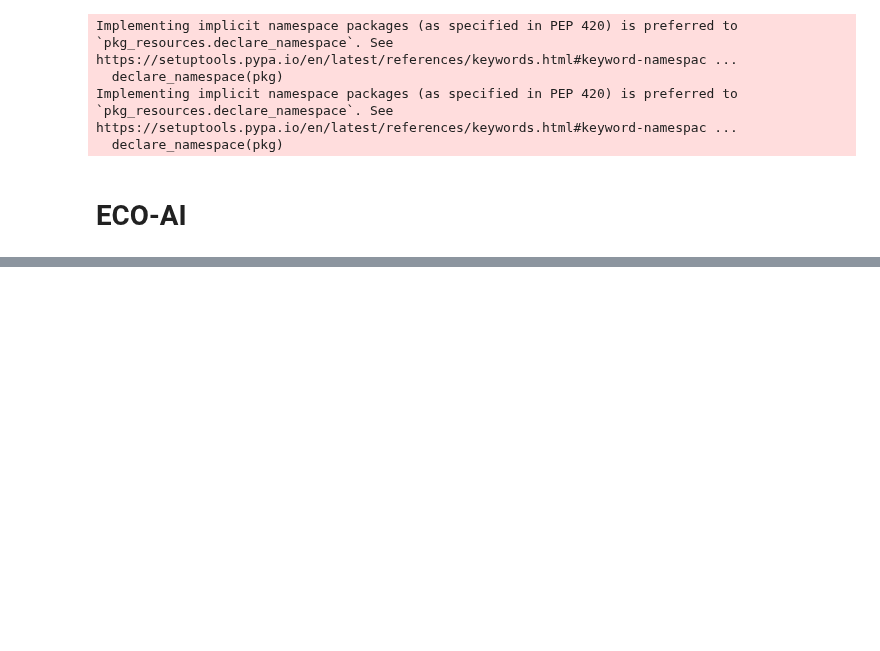
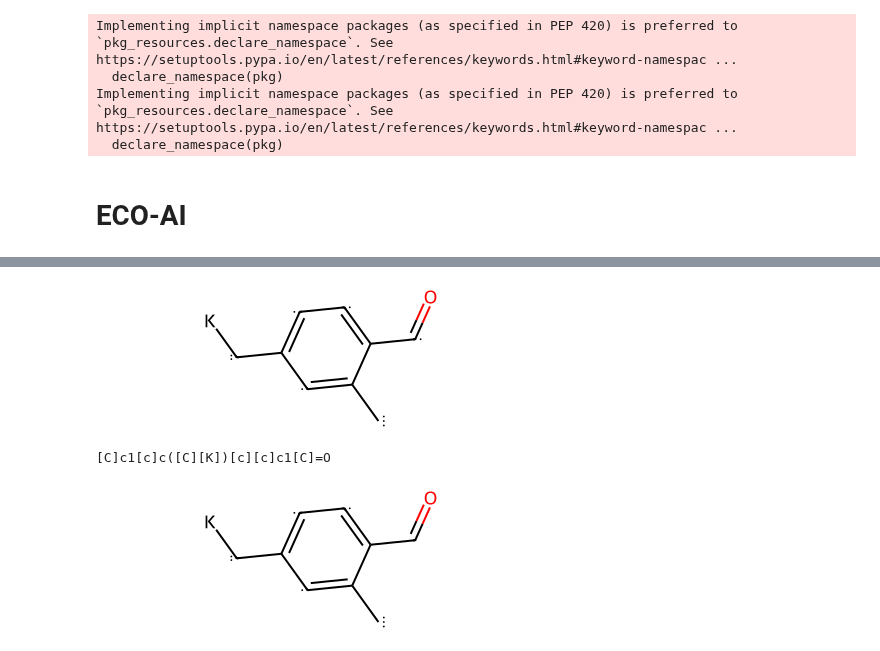
Before and after one commit to mosdef-hub/Grouper, a Jupyter notebook: exhaustive_generation.ipynb, the cells around one changed output, grey strips where cells are left out. Saved outputs shown, nothing was run; the diff lists cells and outputs as text; code cells hidden in the pictures; blank space fills up the shorter version.

```diff
--- a/exhaustive_generation.ipynb
+++ b/exhaustive_generation.ipynb
@@ -492,0 +332,17 @@ F[C](F)c1[c][c][c][c]c1-c1[c][c][c][c]c1[C][K]
+# %%
+mols = []
+with open('group_graphs_k.txt', 'r') as f:
+    lines = f.readlines()
+
+for l in lines:
+    mols.append(l.strip())
+
+count = 0
+mols_k = []
+for m in mols:
+    if m.count('K') == 1:
+        mols_k.append(m)
+        count += 1
+with open('group_graphs_k.txt', 'w') as f:
+    for m in mols_k:
+        f.write(m + '\n')
@@ -492,0 +370,8 @@ F[C](F)c1[c][c][c][c]c1-c1[c][c][c][c]c1[C][K]
+# %%
+display(Chem.MolFromSmiles(mols_k[6]))
+print(mols_k[6])
+display(Chem.MolFromSmiles('[C]c1[c]c([C][K])[c][c]c1[C]=O'))
+# %% [output]
+[figure, added]
+[C]c1[c]c([C][K])[c][c]c1[C]=O
+[figure, added]
```
Also changed, not shown: parts of 18 cells of this notebook, 3 other files.
